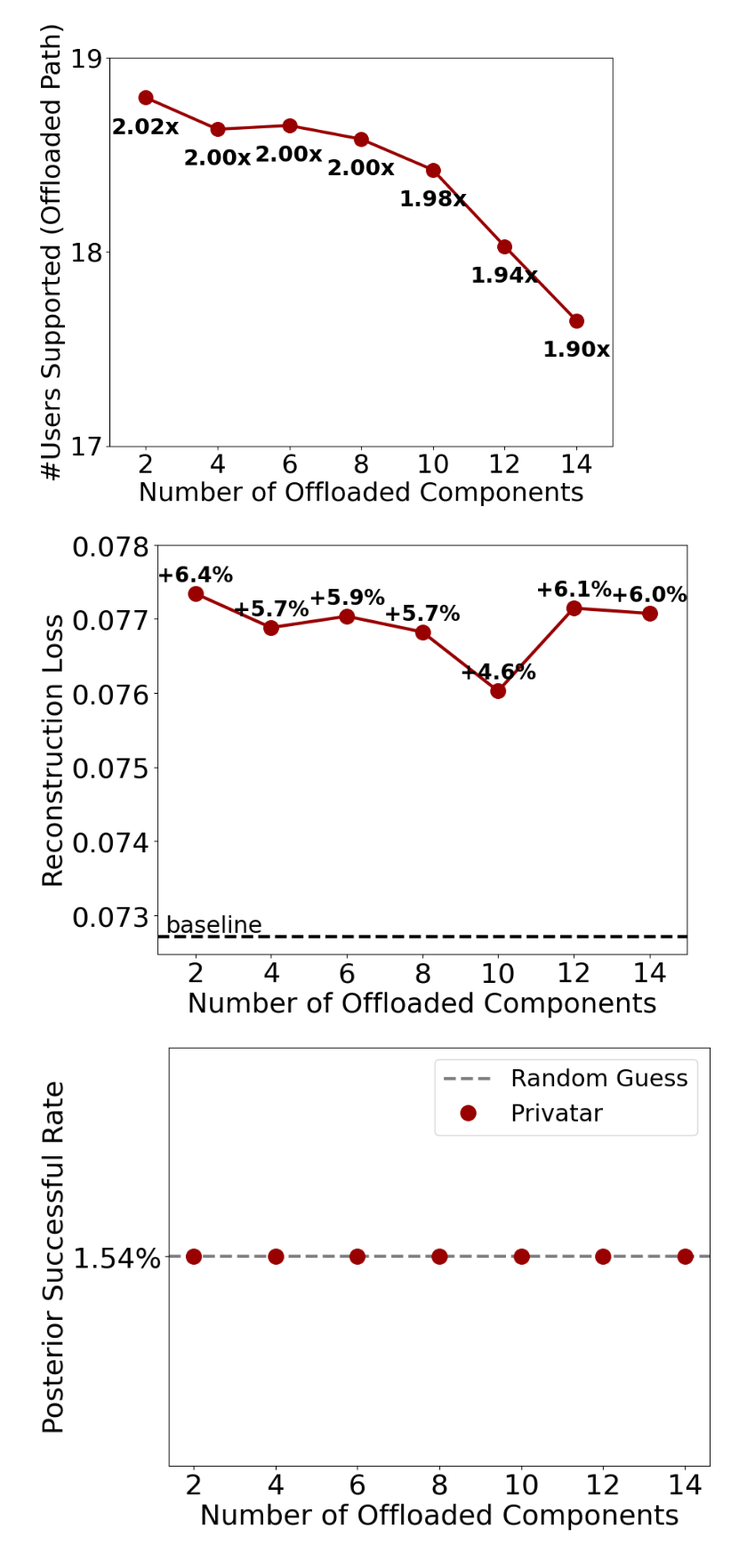
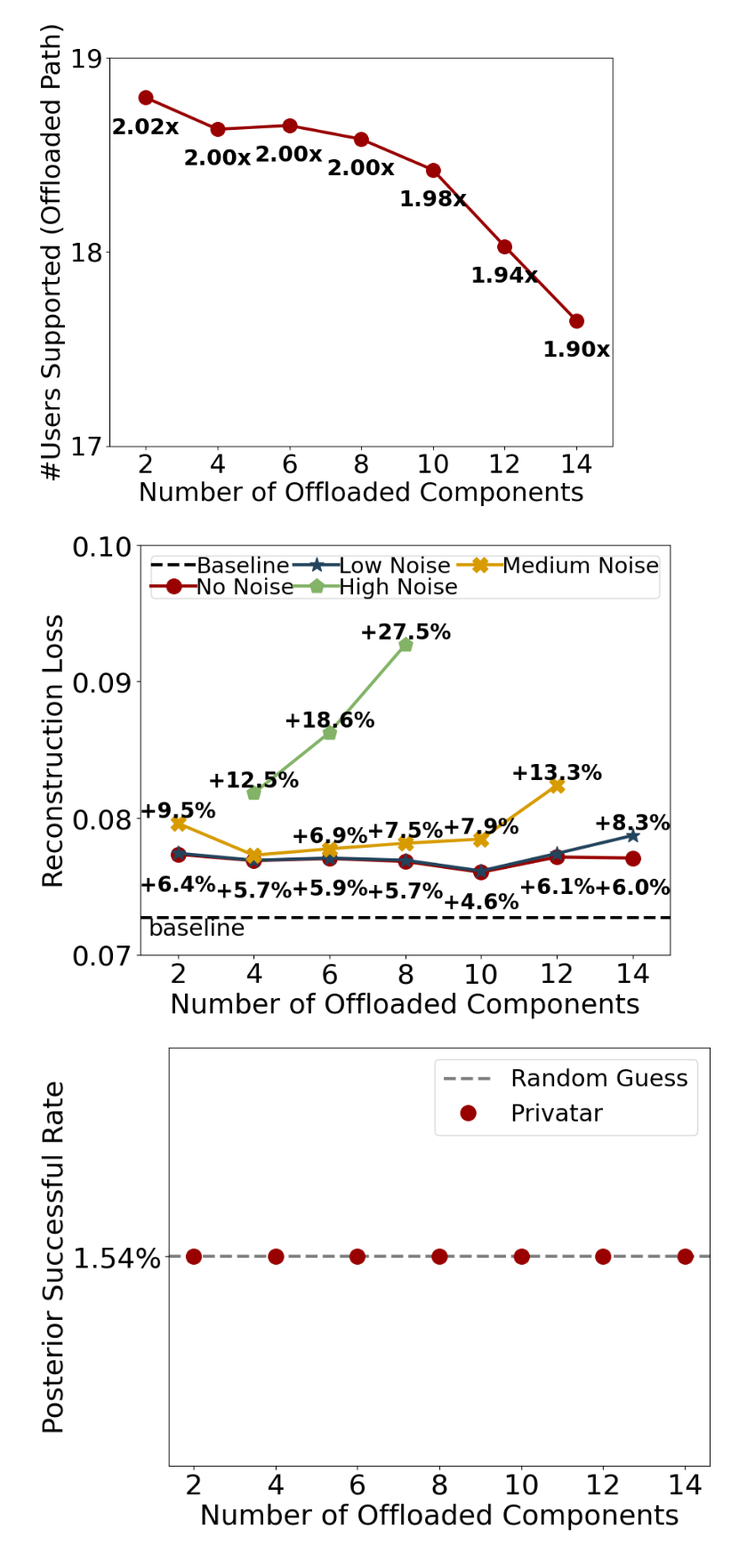
Before and after one commit to georgia-tech-synergy-lab/Privatar, a Jupyter notebook: custom_scripts/figure_drawer/results_fig.ipynb, the cells around one changed output. Shown at 89% size. Cells and saved outputs as stored; diff of their text form; code cells hidden in the pictures.

```diff
--- a/custom_scripts/figure_drawer/results_fig.ipynb
+++ b/custom_scripts/figure_drawer/results_fig.ipynb
@@ -1513,46 +1597,88 @@ Point 6: 1.94x more users
 Point 7: 1.90x more users
 [figure]
 # %%
+import matplotlib.pyplot as plt
+import numpy as np
+import random
+
 num_offloaded_components = np.array([2, 4, 6, 8, 10, 12, 14])
 num_user_support_hp = np.array([18.90825193, 18.76791492, 18.88812165, 18.78624011, 18.7510739, 17.98464122, 18.96427324])
 accuracy_hp_no_noise = np.array([0.077341, 0.076882, 0.077035, 0.076823, 0.076026, 0.077145, 0.077073])
 baseline_accuracy = 0.072711
+
+accuracy_hp_low_noise = [0.077421,0.076909,0.077068,0.076914,0.076126,0.077403,0.078718]
+accuracy_hp_med_noise = [0.079608,0.077278,0.077748,0.078153,0.078459,0.082387,0.109589]
+accuracy_hp_high_noise = [0.109499,0.081819,0.086256,0.092684,0.112517,0.146471,0.483437]
+
 
 # Calculate percentage increases
 percent_increases = ((accuracy_hp_no_noise - baseline_accuracy) / baseline_accuracy) * 100
 
 fig = plt.figure(figsize=[9,7])
 ax = plt.subplot(111)
 SMALL_SIZE = 22
 MEDIUM_SIZE = 24
 BIGGER_SIZE = 26
 shape_list = ["o", "*", "X", "p", ">", "d", "s", "H", "<"]
 legend_list = ["A", "B", "C", "D", "E", "F", "G", "H"]
 color_list = ["#B46504", "#23445D", "#D79B00", "#D6B656", "#9673A6", "#B85450", "#6C8EBF", "#82B366"]
 # Add percentage text above each point
 for i, pct in enumerate(percent_increases):
-    ax.text(num_offloaded_components[i], accuracy_hp_no_noise[i]+0.0001,
+    ax.text(num_offloaded_components[i], accuracy_hp_no_noise[i]-0.003,
             f"+{pct:.1f}%", ha='center', va='bottom', fontsize=SMALL_SIZE-2, weight='bold')
-ax.text(2.5, baseline_accuracy+0.0003,
+    # Only add text if difference is >0.0005 from no noise value
+    if abs(accuracy_hp_low_noise[i] - accuracy_hp_no_noise[i]) > 0.0005:
+        pct_low = ((accuracy_hp_low_noise[i] - baseline_accuracy) / baseline_accuracy) * 100
+        ax.text(num_offloaded_components[i], accuracy_hp_low_noise[i]+0.0001,
+                f"+{pct_low:.1f}%", ha='center', va='bottom', fontsize=SMALL_SIZE-2, weight='bold')
+    if abs(accuracy_hp_med_noise[i] - accuracy_hp_no_noise[i]) > 0.0005 and accuracy_hp_med_noise[i] <= 0.093:
+        pct_med = ((accuracy_hp_med_noise[i] - baseline_accuracy) / baseline_accuracy) * 100
+        ax.text(num_offloaded_components[i], accuracy_hp_med_noise[i]+0.0001,
+                f"+{pct_med:.1f}%", ha='center', va='bottom', fontsize=SMALL_SIZE-2, weight='bold')
+    if accuracy_hp_high_noise[i] <= 0.093:
+        pct_high = ((accuracy_hp_high_noise[i] - baseline_accuracy) / baseline_accuracy) * 100
+        ax.text(num_offloaded_components[i], accuracy_hp_high_noise[i]+0.0001,
+                f"+{pct_high:.1f}%", ha='center', va='bottom', fontsize=SMALL_SIZE-2, weight='bold')
+ax.text(2.5, baseline_accuracy+0.000,
             f"baseline", ha='center', va='top', color='black', fontsize=SMALL_SIZE)
 plt_handler = []
-plt.axhline(y=baseline_accuracy, color='black', linestyle='--', linewidth=3)
-plt_handler.append(plt.plot(num_offloaded_components, accuracy_hp_no_noise,  marker=shape_list[0], linestyle='-', color='#990000', linewidth=3, markersize=14, label='quantization')[0])
+plt.axhline(y=baseline_accuracy, color='black', linestyle='--', linewidth=3, label='Baseline')
+plt_handler.append(plt.plot(num_offloaded_components, accuracy_hp_no_noise,  marker=shape_list[0], linestyle='-', color='#990000', linewidth=3, markersize=14, label='No Noise')[0])
+plt_handler.append(plt.plot(num_offloaded_components, accuracy_hp_low_noise, marker=shape_list[1], linestyle='-', color='#23445D', linewidth=3, markersize=14, label='Low Noise')[0])
+
+# Filter out points above 0.093 for med and high noise
+med_noise_x = []
+med_noise_y = []
+high_noise_x = []
+high_noise_y = []
+for i, val in enumerate(accuracy_hp_med_noise):
+    if val <= 0.093:
+        med_noise_x.append(num_offloaded_components[i])
+        med_noise_y.append(val)
+for i, val in enumerate(accuracy_hp_high_noise):
+    if val <= 0.093:
+        high_noise_x.append(num_offloaded_components[i])
+        high_noise_y.append(val)
+
+plt_handler.append(plt.plot(high_noise_x, high_noise_y, marker=shape_list[3], linestyle='-', color='#82B366', linewidth=3, markersize=14, label='High Noise')[0])
+plt_handler.append(plt.plot(med_noise_x, med_noise_y, marker=shape_list[2], linestyle='-', color='#D79B00', linewidth=3, markersize=14, label='Medium Noise')[0])
+
 plt.xticks(num_offloaded_components)
-plt.yticks(np.arange(baseline_accuracy, max(accuracy_hp_no_noise)+0.001, 0.001).round(3))
+plt.yticks(np.arange(baseline_accuracy-0.003, max(accuracy_hp_med_noise)+0.0001, 0.01).round(3))
 plt.xlim(num_offloaded_components[0]-1, num_offloaded_components[-1]+1)
 plt.xlabel('Number of Offloaded Components')
 plt.ylabel('Reconstruction Loss')
 plt.rc('font', size=BIGGER_SIZE)          # controls default text sizes
 plt.rc('axes', titlesize=BIGGER_SIZE)     # fontsize of the axes title
 plt.rc('axes', labelsize=BIGGER_SIZE)    # fontsize of the x and y labels
 plt.rc('xtick', labelsize=BIGGER_SIZE)    # fontsize of the tick labels
 plt.rc('ytick', labelsize=BIGGER_SIZE)    # fontsize of the tick labels
 plt.rc('legend', fontsize=SMALL_SIZE)    # legend fontsize
+plt.legend(loc='upper center', ncol=3, labelspacing=0, handletextpad=0, columnspacing=0, borderpad=0,fontsize=21)
 plt.savefig('reconstruction_loss_vs_num_offloaded_components.pdf', bbox_inches="tight", transparent=True)
 plt.show()
 # %% [output]
-[figure, old version]
+[figure, new version]
 # %%
 num_offloaded_components = np.array([2, 4, 6, 8, 10, 12, 14])
 posterious_successful_rate = np.array([1/65, 1/65, 1/65, 1/65, 1/65, 1/65, 1/65])
```
Also changed, not shown: parts of 5 cells of this notebook, 10 other files.
